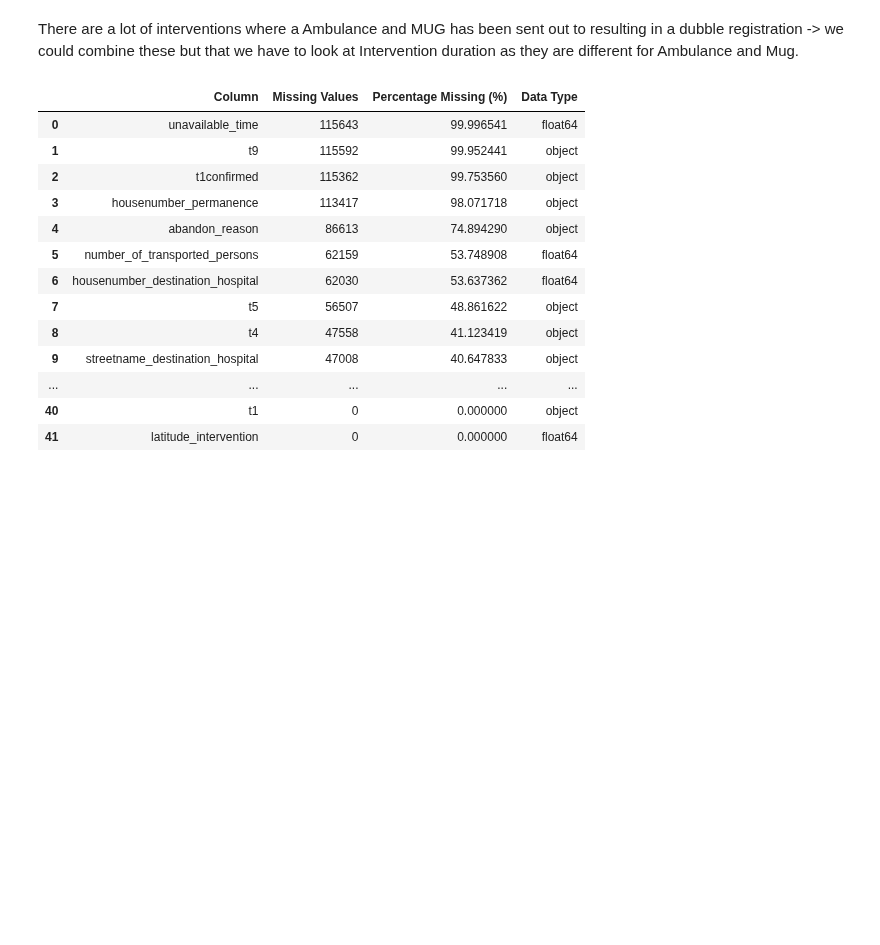
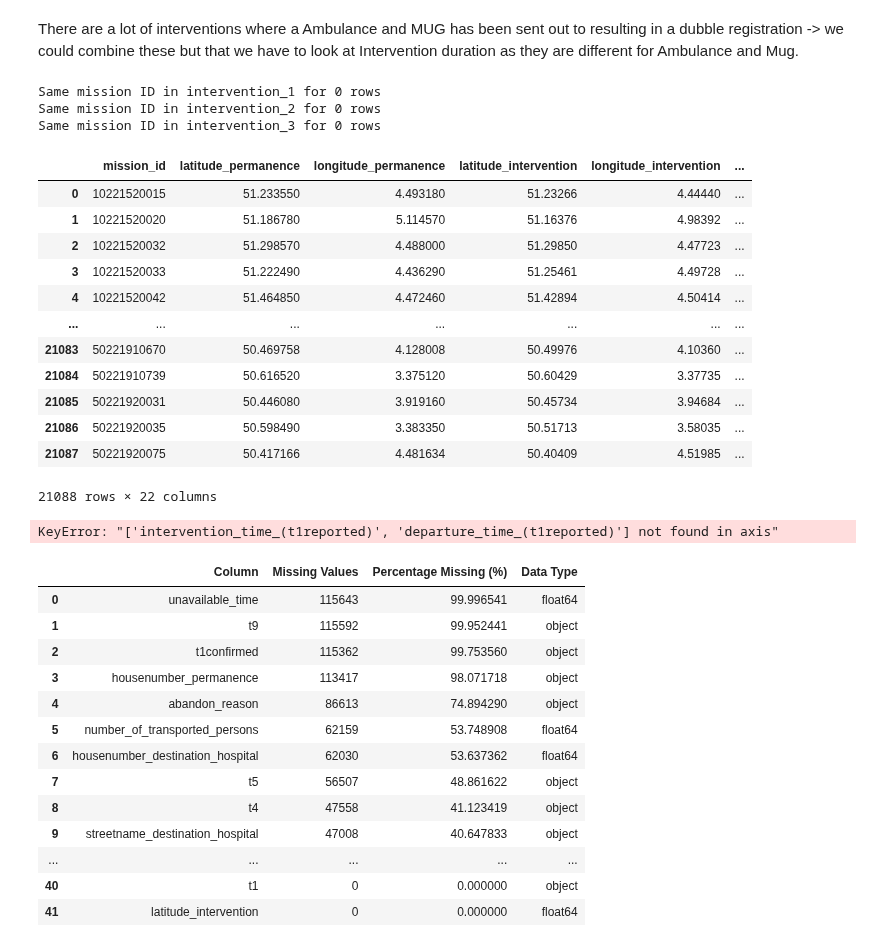
Before and after one commit to Khadar-kr/Datathon2024-KUL, a Jupyter notebook: Data processing.ipynb, the cells around one changed output. Drawn from its saved outputs; the diff is of its cells as text; code cells hidden in the pictures; blank space fills up the shorter version.

Commit message:
Add files via upload
Finished the interventions dataset

```diff
--- a/Data processing.ipynb
+++ b/Data processing.ipynb
@@ -71,7 +71,8 @@ def process_interventions_dataset(file_path):
     'eventtype_firstcall', 'cityname_intervention', 'postalcode_intervention',
     'permanence_long_name', 'postalcode_permanence', 'cityname_permanence',
     'streetname_permanence', 'housenumber_permanence', 'service_name', 'abandon_reason',
-    'eventtype_trip', 'unavailable_time', 't9'
+    'eventtype_trip', 'unavailable_time', 't9','permanence_short_name','eventlevel_firstcall','eventlevel_trip',
+    't1confirmed','intervention_time_(t1reported)','departure_time_(t1reported)'
 ]
 
 
@@ -97,11 +98,21 @@ def process_interventions_dataset(file_path):
     # Extracting the date that is a string from t0 (least missing values)
     df['date'] = df['t0'].str.extract('(\d{2}[A-Z]{3}\d{2})')[0]
 
-    # Columns to process for time extraction
-    columns_to_process = ['t0', 't1', 't2','t3', 't4', 't5', 't6', 't7']
-    for col in columns_to_process:
-        if col in df.columns:
-            df[col] = df[col].str.split(':', n=1).str[1]
+    #Extracting the time for t2 till t7
+    t2_till_t7 = ['t2','t3', 't4', 't5', 't6', 't7']
+
+    for col in t2_till_t7:
+        # Convert to datetime
+        df[col] = pd.to_datetime(df[col], errors='coerce')
+        # Extract only the time part and replace the column
+        df[col] = df[col].dt.strftime('%H:%M:%S')
+
+    #Fixing t0 and t1 as they have string value in the data
+    date_prefix_pattern = r'\d{2}[A-Z]{3}\d{2}:' #this sets the parameters that need to be removerd 01JUN22:
+
+    df['t0'] = df['t0'].str.replace(date_prefix_pattern, '', regex=True)
+    df['t1'] = df['t1'].str.replace(date_prefix_pattern, '', regex=True)
+
 
     # Convert 'date' column to the format dd/mm/yy
     df['date'] = pd.to_datetime(df['date'], format='%d%b%y').dt.strftime('%d/%m/%y')
@@ -136,6 +210,35 @@ There are a lot of interventions where a Ambulance and MUG has been sent out to
+# %%
+df_internetions_1_comb= combine_intervention_rows(df_internetions_1)
+df_internetions_2_comb= combine_intervention_rows(df_internetions_2)
+df_internetions_3_comb= combine_intervention_rows(df_internetions_3)
+print(f"Same mission ID in intervention_1 for {count_same_mission(df_internetions_1_comb)} rows")
+print(f"Same mission ID in intervention_2 for {count_same_mission(df_internetions_2_comb)} rows")
+print(f"Same mission ID in intervention_3 for {count_same_mission(df_internetions_3_comb)} rows")
+# %% [output]
+Same mission ID in intervention_1 for 0 rows
+Same mission ID in intervention_2 for 0 rows
+Same mission ID in intervention_3 for 0 rows
+# %%
+df_combined_interventions = pd.concat([df_internetions_1_comb, df_internetions_2_comb, df_internetions_3_comb], ignore_index=True)
+# %% [output]
+|  | mission_id | latitude_permanence | longitude_permanence | latitude_intervention | longitude_intervention | ... |
+| 0 | 10221520015 | 51.233550 | 4.493180 | 51.23266 | 4.44440 | ... |
+| 1 | 10221520020 | 51.186780 | 5.114570 | 51.16376 | 4.98392 | ... |
+| 2 | 10221520032 | 51.298570 | 4.488000 | 51.29850 | 4.47723 | ... |
+| 3 | 10221520033 | 51.222490 | 4.436290 | 51.25461 | 4.49728 | ... |
+| 4 | 10221520042 | 51.464850 | 4.472460 | 51.42894 | 4.50414 | ... |
+| ... | ... | ... | ... | ... | ... | ... |
+| 21083 | 50221910670 | 50.469758 | 4.128008 | 50.49976 | 4.10360 | ... |
+| 21084 | 50221910739 | 50.616520 | 3.375120 | 50.60429 | 3.37735 | ... |
+| 21085 | 50221920031 | 50.446080 | 3.919160 | 50.45734 | 3.94684 | ... |
+| 21086 | 50221920035 | 50.598490 | 3.383350 | 50.51713 | 3.58035 | ... |
+| 21087 | 50221920075 | 50.417166 | 4.481634 | 50.40409 | 4.51985 | ... |
+21088 rows × 22 columns
 # %%
 file_path_bxl = "Data\Data\interventions_bxl.parquet.gzip"
 df_internetions_bxl = process_interventions_dataset(file_path_bxl)
+# %% [output]
+KeyError: "['intervention_time_(t1reported)', 'departure_time_(t1reported)'] not found in axis"
 # %%
 summarize_dataset("Data\Data\interventions_bxl.parquet.gzip")
 # %% [output]
```
Also changed, not shown: parts of 3 cells of this notebook.
